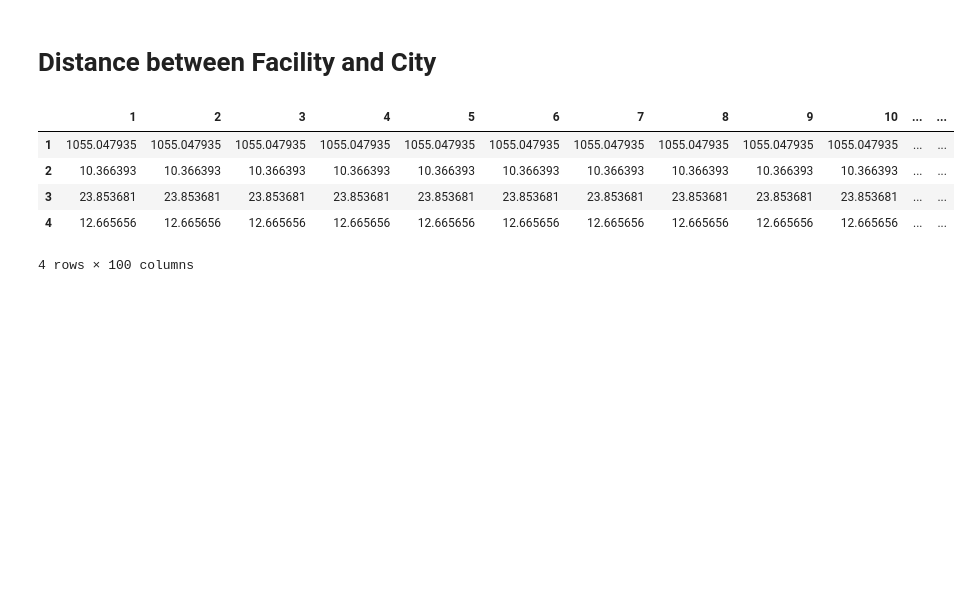
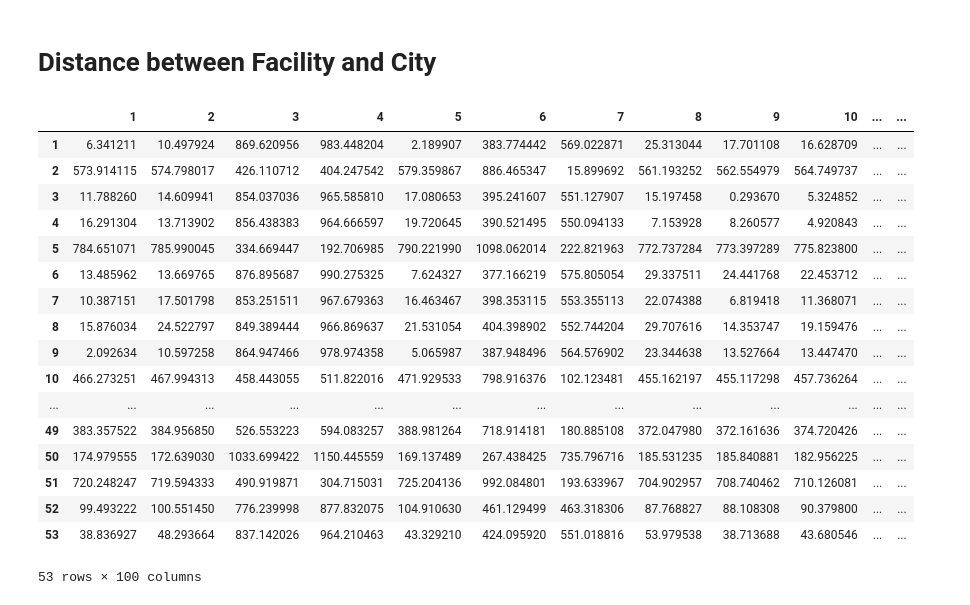
Before and after one commit to nathanansel28/1D-Project, a Jupyter notebook: Distance/distance.ipynb, the cells around one changed output. Saved outputs shown, nothing was run; the diff lists cells and outputs as text; code cells hidden in the pictures; blank space fills up the shorter version.

```diff
--- a/Distance/distance.ipynb
+++ b/Distance/distance.ipynb
@@ -105,15 +94,23 @@ display(df_facility.shape)
 # %% [markdown]
 # Distance between Fishing Ground and Facility
 # %%
+import random
+random.seed(42)
+
 df_distances_1 = pd.DataFrame()
-
-for i in range(len(df_fishinggrounds)):
-    lat_fg, lon_fg = df_fishinggrounds.at[i, 'Lat'], df_fishinggrounds.at[i, 'Lon']
-    for j in range(len(df_facility)):
+for g in range(len(df_fishinggrounds)):
+    lat_fg, lon_fg = df_fishinggrounds.at[g, 'Lat'], df_fishinggrounds.at[g, 'Lon']
+    for i in range(len(df_facility)):
         lat_facil, lon_facil = df_facility.at[i, 'Lat'], df_facility.at[i, 'Lon']
         distance = haversine(lat_fg, lon_fg, lat_facil, lon_facil)
-        df_distances_1.at[i+1, j+1] = distance
+        df_distances_1.at[g+1, i+1] = distance
         # index adjusted to fit julia's indexing system
 
 display(df_distances_1)
+
+F = 7
+f_cost_multiplier = [random.uniform(0.7, 1.3) for _ in range(10)]
+dict_1 = {}
+for f in range(F):
+    dict_1[f] = df_distances_1 * f_cost_multiplier[f]
 # %% [output]
@@ -126,19 +142,37 @@ display(df_distances_1)
 # %%
 df_distances_2 = pd.DataFrame()
 
 for i in range(len(df_facility)):
     lat_facil, lon_facil = df_facility.at[i, 'Lat'], df_facility.at[i, 'Lon']
     for j in range(len(df_cities)):
-        lat_city, lon_city = df_cities.at[i, 'Lat'], df_cities.at[i, 'Lon']
+        lat_city, lon_city = df_cities.at[j, 'Lat'], df_cities.at[j, 'Lon']
         distance = haversine(lat_facil, lon_facil, lat_city, lon_city)
         df_distances_2.at[i+1, j+1] = distance
         # index adjusted to fit julia's indexing system
 
 display(df_distances_2)
+
+F = 7
+f_cost_multiplier = [random.uniform(0.7, 1.3) for _ in range(10)]
+dict_2 = {}
+for f in range(F):
+    dict_2[f] = df_distances_2 * f_cost_multiplier[f]
 # %% [output]
 |  | 1 | 2 | 3 | 4 | 5 | 6 | 7 | 8 | 9 | 10 | ... | ... |
-| 1 | 1055.047935 | 1055.047935 | 1055.047935 | 1055.047935 | 1055.047935 | 1055.047935 | 1055.047935 | 1055.047935 | 1055.047935 | 1055.047935 | ... | ... |
-| 2 | 10.366393 | 10.366393 | 10.366393 | 10.366393 | 10.366393 | 10.366393 | 10.366393 | 10.366393 | 10.366393 | 10.366393 | ... | ... |
-| 3 | 23.853681 | 23.853681 | 23.853681 | 23.853681 | 23.853681 | 23.853681 | 23.853681 | 23.853681 | 23.853681 | 23.853681 | ... | ... |
-| 4 | 12.665656 | 12.665656 | 12.665656 | 12.665656 | 12.665656 | 12.665656 | 12.665656 | 12.665656 | 12.665656 | 12.665656 | ... | ... |
+| 1 | 6.341211 | 10.497924 | 869.620956 | 983.448204 | 2.189907 | 383.774442 | 569.022871 | 25.313044 | 17.701108 | 16.628709 | ... | ... |
+| 2 | 573.914115 | 574.798017 | 426.110712 | 404.247542 | 579.359867 | 886.465347 | 15.899692 | 561.193252 | 562.554979 | 564.749737 | ... | ... |
+| 3 | 11.788260 | 14.609941 | 854.037036 | 965.585810 | 17.080653 | 395.241607 | 551.127907 | 15.197458 | 0.293670 | 5.324852 | ... | ... |
+| 4 | 16.291304 | 13.713902 | 856.438383 | 964.666597 | 19.720645 | 390.521495 | 550.094133 | 7.153928 | 8.260577 | 4.920843 | ... | ... |
+| 5 | 784.651071 | 785.990045 | 334.669447 | 192.706985 | 790.221990 | 1098.062014 | 222.821963 | 772.737284 | 773.397289 | 775.823800 | ... | ... |
+| 6 | 13.485962 | 13.669765 | 876.895687 | 990.275325 | 7.624327 | 377.166219 | 575.805054 | 29.337511 | 24.441768 | 22.453712 | ... | ... |
+| 7 | 10.387151 | 17.501798 | 853.251511 | 967.679363 | 16.463467 | 398.353115 | 553.355113 | 22.074388 | 6.819418 | 11.368071 | ... | ... |
+| 8 | 15.876034 | 24.522797 | 849.389444 | 966.869637 | 21.531054 | 404.398902 | 552.744204 | 29.707616 | 14.353747 | 19.159476 | ... | ... |
+| 9 | 2.092634 | 10.597258 | 864.947466 | 978.974358 | 5.065987 | 387.948496 | 564.576902 | 23.344638 | 13.527664 | 13.447470 | ... | ... |
+| 10 | 466.273251 | 467.994313 | 458.443055 | 511.822016 | 471.929533 | 798.916376 | 102.123481 | 455.162197 | 455.117298 | 457.736264 | ... | ... |
+| ... | ... | ... | ... | ... | ... | ... | ... | ... | ... | ... | ... | ... |
+| 49 | 383.357522 | 384.956850 | 526.553223 | 594.083257 | 388.981264 | 718.914181 | 180.885108 | 372.047980 | 372.161636 | 374.720426 | ... | ... |
+| 50 | 174.979555 | 172.639030 | 1033.699422 | 1150.445559 | 169.137489 | 267.438425 | 735.796716 | 185.531235 | 185.840881 | 182.956225 | ... | ... |
+| 51 | 720.248247 | 719.594333 | 490.919871 | 304.715031 | 725.204136 | 992.084801 | 193.633967 | 704.902957 | 708.740462 | 710.126081 | ... | ... |
+| 52 | 99.493222 | 100.551450 | 776.239998 | 877.832075 | 104.910630 | 461.129499 | 463.318306 | 87.768827 | 88.108308 | 90.379800 | ... | ... |
+| 53 | 38.836927 | 48.293664 | 837.142026 | 964.210463 | 43.329210 | 424.095920 | 551.018816 | 53.979538 | 38.713688 | 43.680546 | ... | ... |
-4 rows × 100 columns
+53 rows × 100 columns
```
Also changed, not shown: parts of 6 cells of this notebook, 14 other files.
